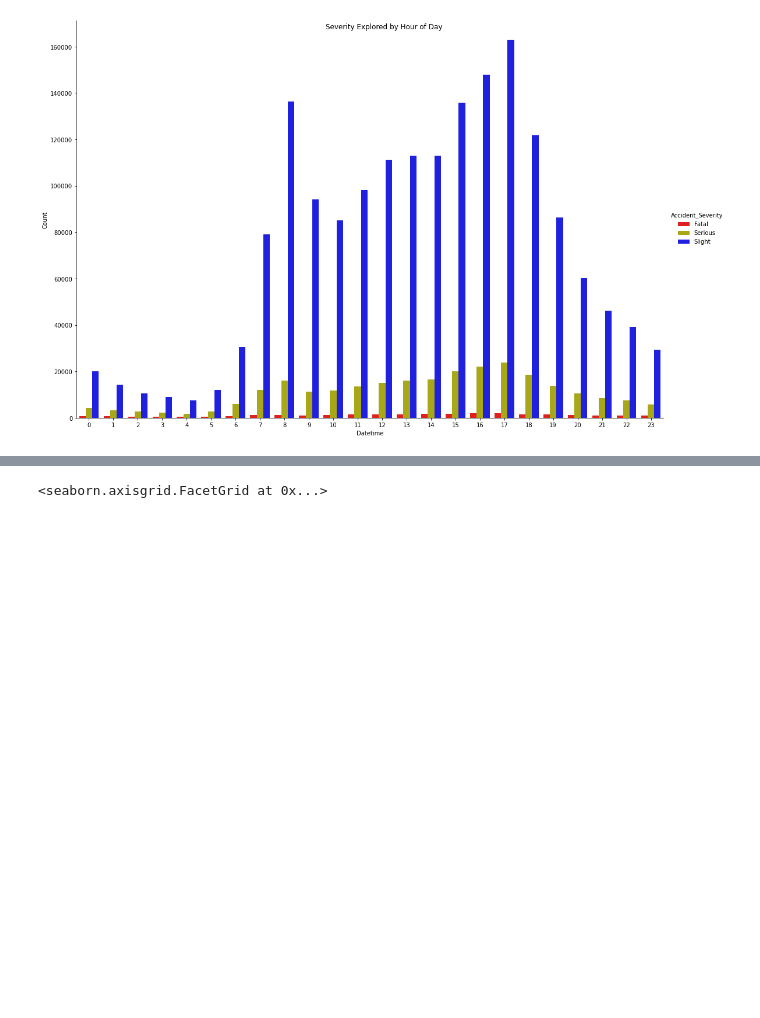
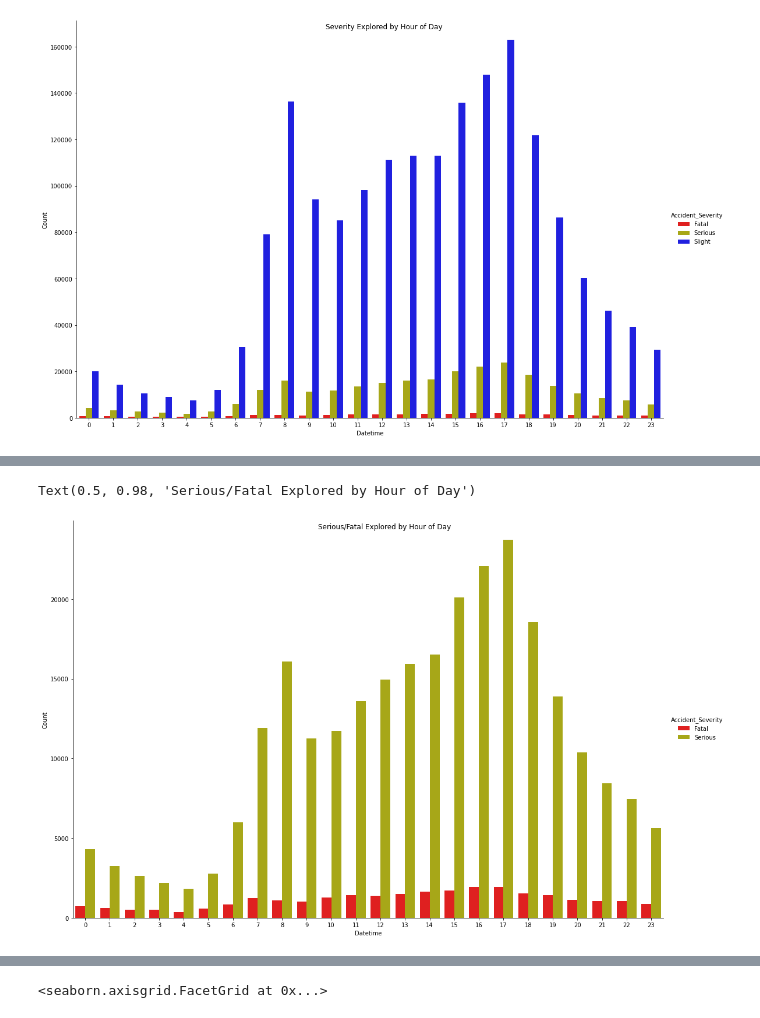
Before and after one commit to scharpham/Springboard, a Jupyter notebook: Capstone2/capstone2/notebooks/Capstone2-EDA.ipynb, the cells around one changed output, grey strips where cells are left out. Cells and saved outputs as stored; diff of their text form; code cells hidden in the pictures; blank space fills up the shorter version.

```diff
--- a/Capstone2/capstone2/notebooks/Capstone2-EDA.ipynb
+++ b/Capstone2/capstone2/notebooks/Capstone2-EDA.ipynb
@@ -179 +186,16 @@ Text(0, 0.5, 'Total Count')
+# %%
+grouped2 = serfat.groupby(['Accident_Severity', df.Datetime.dt.hour]).size().reset_index(name="Count")
+g= sns.catplot(x='Datetime',
+            y='Count',
+            data=grouped2,
+            hue='Accident_Severity',
+            kind='bar',
+            height=10,
+            aspect = 1.5,
+            hue_order=['Fatal', 'Serious'],
+            palette=sns.color_palette(['r','y','b']))
+g.fig.suptitle('Serious/Fatal Explored by Hour of Day')
+# %% [output]
+Text(0.5, 0.98, 'Serious/Fatal Explored by Hour of Day')
+[figure, added]
 # %%
```
Also changed, not shown: parts of 58 cells of this notebook.
